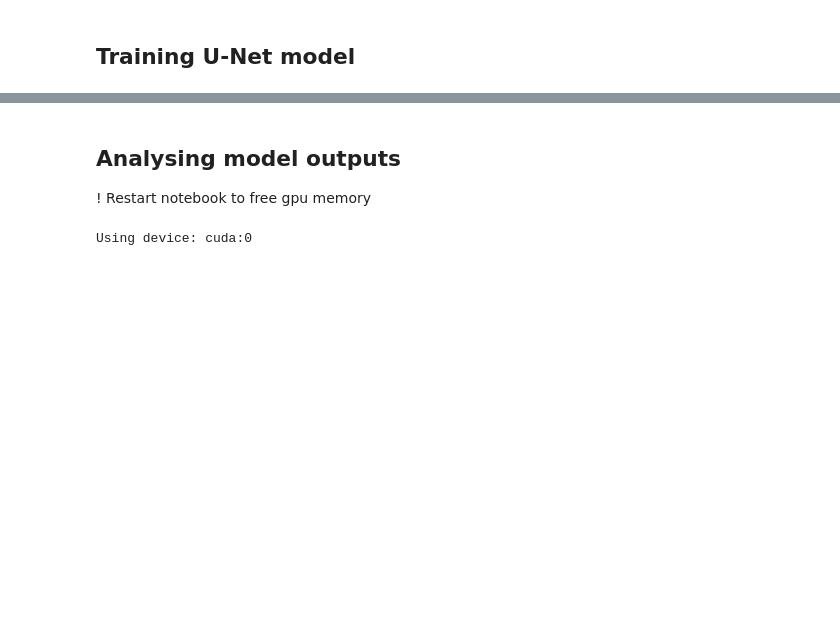
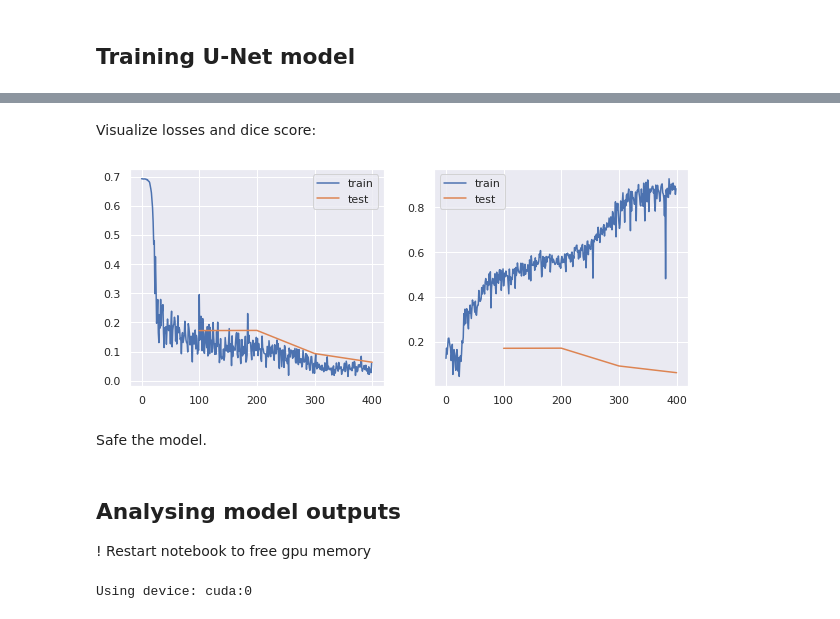
Before and after one commit to iserh/uda, a Jupyter notebook: notebooks/data_analysis.ipynb, the cells around one changed output, grey strips where cells are left out. Drawn from its saved outputs; the diff is of its cells as text; code cells hidden in the pictures; blank space fills up the shorter version.

```diff
--- a/notebooks/data_analysis.ipynb
+++ b/notebooks/data_analysis.ipynb
@@ -82,28 +74 @@ optim = torch.optim.Adam(model.parameters(), lr=1e-4)
 # summary(model, x=torch.randn(1, 1, 512, 512))
-# %%
-model.to(device)
-
-for epoch in range(2):
-    for i, (data, label, _) in enumerate(train_loader):
-        data = data.to(device)
-        label = label.to(device)
-
-        optim.zero_grad()
-        output = model(data).sigmoid()
-        loss = F.binary_cross_entropy(output, label)
-        loss.backward()
-        optim.step()
-
-        if i % 10 == 0:
-            print(f"Epoch: {epoch}, Batch: {i}, Loss: {loss.item()}")
-
-    with torch.no_grad():
-        for i, (data, label, _) in enumerate(test_loader):
-            data = data.to(device)
-            label = label.to(device)
-
-            output = model(data).sigmoid()
-            loss = F.binary_cross_entropy(output, label)
-
-            if i == 0:
-                print(f"Test Loss: {loss.item()}")
@@ -109,0 +80,6 @@ for epoch in range(2):
+# %%
+def dice_score(pred: torch.Tensor, target: torch.Tensor) -> float:
+    pred = pred.view(-1)
+    target = target.view(-1)
+    intersection = (pred * target).sum()
+    return 2 * intersection / (pred.sum() + target.sum())
@@ -110 +146,18 @@ for epoch in range(2):
+# %% [markdown]
+Visualize losses and dice score:
+# %%
+_, ax = plt.subplots(1, 2, figsize=(10, 4))
+
+sns.lineplot(x=range(len(train_losses)), y=train_losses, label="train", ax=ax[0])
+sns.lineplot(x=range(TEST_INTERVAL, len(train_losses)+1, TEST_INTERVAL), y=test_losses, label="test", ax=ax[0])
+
+sns.lineplot(x=range(len(train_dscs)), y=train_dscs, label="train", ax=ax[1])
+sns.lineplot(x=range(TEST_INTERVAL, len(train_dscs)+1, TEST_INTERVAL), y=test_dscs, label="test", ax=ax[1])
+
+plt.legend()
+plt.show()
+# %% [output]
+[figure, added]
+# %% [markdown]
+Safe the model.
 # %%
```
Also changed, not shown: parts of 22 cells of this notebook, 3 other files.
